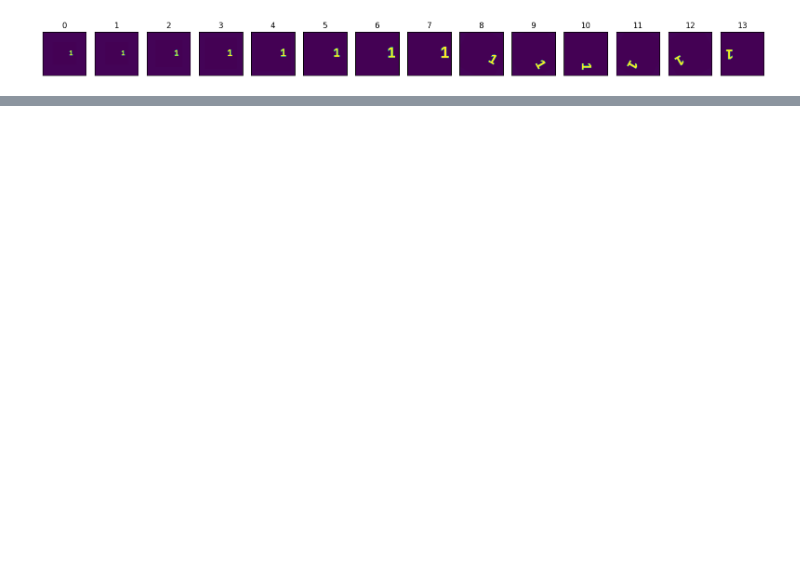
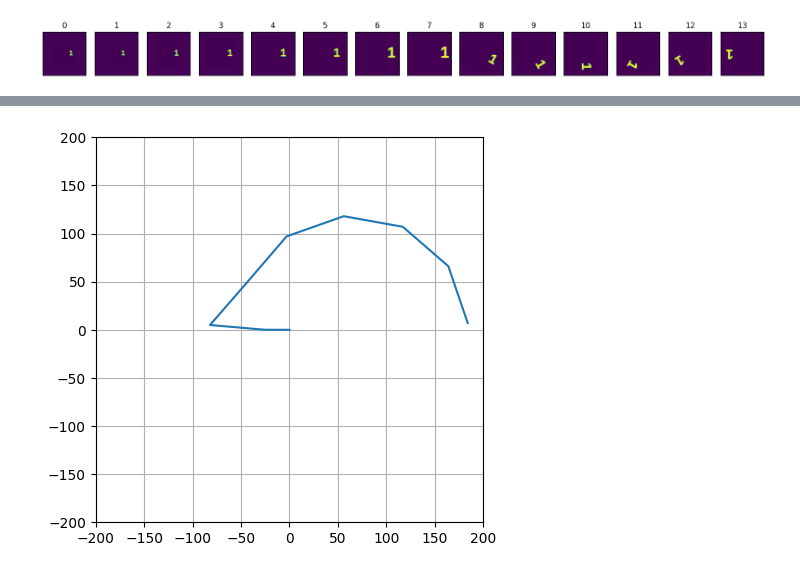
Before and after one commit to mateusz-gluch-student/ECT-tracking, a Jupyter notebook: tracking/naive_rotshift_detection.ipynb, the cells around one changed output, grey strips where cells are left out. Drawn from its saved outputs; the diff is of its cells as text; code cells hidden in the pictures; blank space fills up the shorter version.

```diff
--- a/tracking/naive_rotshift_detection.ipynb
+++ b/tracking/naive_rotshift_detection.ipynb
@@ -39 +76,12 @@ for idx, image in enumerate(tracker.track()):
+# %%
+x, y = p.position
+
+plt.figure(figsize=(5, 5))
+
+plt.xlim(-200, 200)
+plt.ylim(-200, 200)
+plt.plot(x, y)
+plt.grid()
+# %% [output]
+[figure, added]
 # %%
```
Also changed, not shown: parts of 11 cells of this notebook, 31 other files.
